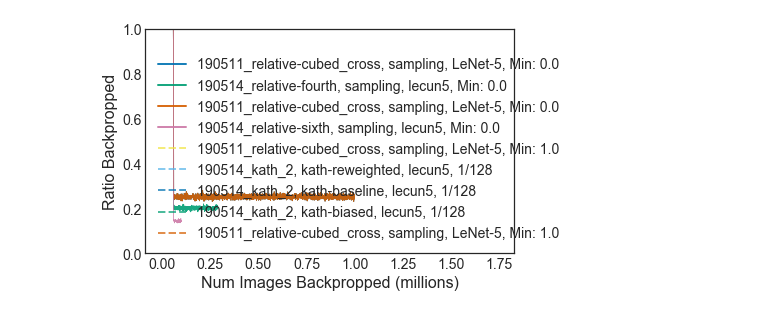
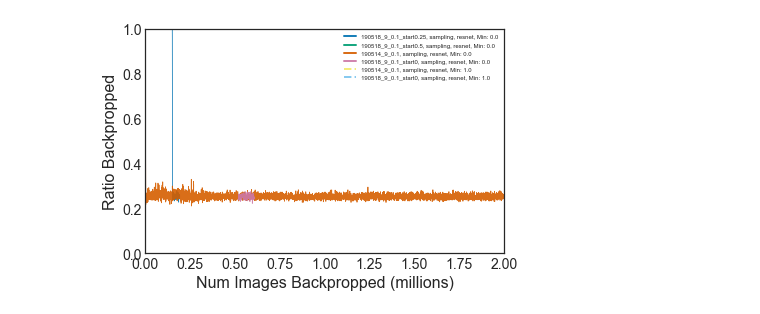
Before and after one commit to angelajiang/bias-in-datasets, a Jupyter notebook: active_learning/ipython/Wall-clock time analysis.ipynb, the cells around one changed output. Cells and saved outputs as stored; diff of their text form; code cells hidden in the pictures.

```diff
--- a/active_learning/ipython/Wall-clock time analysis.ipynb
+++ b/active_learning/ipython/Wall-clock time analysis.ipynb
@@ -133,26 +133,26 @@ class Config:
             label = "{}, {}, {}, top_{}/{}".format(self.experiment_name,
                                                       self.strategy,
                                                       self.network,
-                                                      int(self.top_k),
-                                                      self.pool_size)
+                                                      int(self.pool_size),
+                                                      self.lr)
         elif self.strategy == "lowk":
             label = "{}, {}, {}, lowest_{}/{}".format(self.experiment_name,
                                                       self.strategy,
                                                       self.network,
-                                                      int(self.top_k),
-                                                      self.pool_size)
+                                                      int(self.pool_size),
+                                                      self.lr)
         elif self.strategy == "randomk":
             label = "{}, {}, {}, random_{}/{}".format(self.experiment_name,
                                                       self.strategy,
                                                       self.network,
-                                                      int(self.top_k),
-                                                      self.pool_size)
+                                                      int(self.pool_size),
+                                                      self.lr)
         elif self.strategy in ["kath-baseline", "kath-biased", "kath-reweighted"]:
             label = "{}, {}, {}, {}/{}".format(self.experiment_name,
                                                       self.strategy,
                                                       self.network,
-                                                      int(self.top_k),
-                                                      self.pool_size)
+                                                      int(self.pool_size),
+                                                      self.lr)
         elif self.strategy == "sampling" or self.strategy == "deterministic":
             label = "{}, {}, {}, Min: {}".format(self.experiment_name,
                                                    self.strategy,
@@ -204,7 +204,7 @@ def format_plot(xlabel, ylabel, label_size=10, grid=False):
     plt.gca().xaxis.grid(grid)
     plt.gca().yaxis.grid(grid)
 
-    leg = plt.legend(loc=0, prop={'size': label_size * 1.4})
+    leg = plt.legend(loc=0, prop={'size': label_size * .6})
     for legobj in leg.legendHandles:
         legobj.set_linewidth(2.0)
 # %%
@@ -682,51 +966,72 @@ IOError: [Errno 2] No such file or directory: '../data/output/cifar10/190514_rel
 # %%
-# MNIST
+# svhn
 
 plot_home_dir = "../plots"
-experiment_dir = "../data/output/mnist/"
+experiment_dir = "../data/output/svhn/"
 
-plot_dir = "{}/190511_mnist/".format(plot_home_dir)
-if not os.path.exists(plot_dir):
-    os.makedirs(plot_dir)
+case = 1
 
-experiment_names = ["190511_relative-cubed_cross", "190511_relative-cubed_cross", "190514_relative-fourth", "190514_relative-sixth", "190514_kath_2"]
-filenames = ["sampling_mnist_LeNet-5_0_128_1024_0.0005_trial1_seed1337_v2",
-             "sampling_mnist_LeNet-5_1_128_1024_0.0005_trial1_seed1337_v2",
-             "sampling_mnist_lecun5_0_128_1024_0.0005_trial1_seed1337_v2",
-             "sampling_mnist_lecun5_0_128_1024_0.0005_trial1_seed1337_v2",
-             "kath-reweighted_mnist_lecun5_1_128_1024_0.0005_trial1_seed1337_v2"
-            ]
-candidate_labels = [
-                    #"SB-ICML",
-                    #"SB-Relative-1024",
-                    "SB-Relative-Cubed-1024",
-                    "Baseline",
-                    "SB-Relative-Fourth-1024",
-                    "SB-Relative-Sixth-1024",
-                    "Kath-Reweighted"
-                   ]
+# gradual, forwardlr
+if case == 0:
+    plot_dir = "{}/190518_svhn/".format(plot_home_dir)
+    if not os.path.exists(plot_dir):
+        os.makedirs(plot_dir)
+
+    experiment_names = ["190518_4_start0", "190518_4_start0"]
+    filenames = ["sampling_svhn_resnet_0_128_1024_0.0005_trial1_seed1337_v2",
+                 "sampling_svhn_resnet_1_128_1024_0.0005_trial1_seed1337_v2",
+                ]
+    candidate_labels = [
+                        "SB-Relative-Cubed-1024",
+                        "Baseline",
+                       ]
+
+# static
+if case == 1:
+    plot_dir = "{}/190518_svhn_static/".format(plot_home_dir)
+    if not os.path.exists(plot_dir):
+        os.makedirs(plot_dir)
+
+    #experiment_names = ["190514_9_0.1", "190514_9_0.1"]
+    experiment_names = ["190514_9_0.1",
+                        "190518_9_0.1_start0",
+                        "190518_9_0.1_start0.25",
+                        "190518_9_0.1_start0.5",
+                       ]
+
+    filenames = ["sampling_svhn_resnet_0_128_1024_0.0005_trial1_seed1337_v2",
+                 "sampling_svhn_resnet_1_128_1024_0.0005_trial1_seed1337_v2",
+                 "sampling_svhn_resnet_1_128_1024_0.0005_trial1_seed1337_v2",
+                 "sampling_svhn_resnet_1_128_1024_0.0005_trial1_seed1337_v2",
+                ]
+    candidate_labels = [
+                        "Baseline",
+                        "SB-0",
+                        "SB-0.25",
+                        "SB-0.5",
+                       ]
 
 experimental_filepaths = []
 experimental_labels = []
 baseline_filepath = None
-target_errors = range(1, 8)
+target_errors = range(90, 95)
 
 if True:
     plot_experiments(experiment_names,
                      experiment_dir,
                      plot_dir,
                      trials=[1],
+                     xmax=2,
                      target_errors = target_errors)
-if True:
+if False:
     for experiment_name, filename, experimental_label in zip(experiment_names, filenames, candidate_labels):
         filedir = os.path.join(experiment_dir, experiment_name)
         filepath = os.path.join(filedir, filename)
         experimental_filepaths.append(filepath)
         experimental_labels.append(experimental_label)
 
-    experiment_name = "190511_relative-cubed_cross"
-    filepath = os.path.join(experiment_dir, experiment_name,
-                            "sampling_mnist_LeNet-5_1_128_1024_0.0005_trial1_seed1337_v2")
+    experiment_name = experiment_names[0]
+    filepath = os.path.join(experiment_dir, experiment_name, filenames[1])
     baseline_filepath = filepath
 
     max_alpha = 10
@@ -755 +1054 @@ kath-reweighted_mnist_lecun5_1_128_1024_0.0005_trial1_seed1337_v2
-[figure, old version]
+[figure, new version]
```
Also changed, not shown: parts of 8 cells of this notebook.
